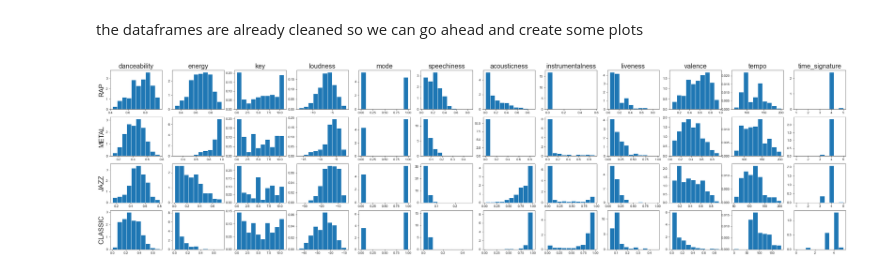
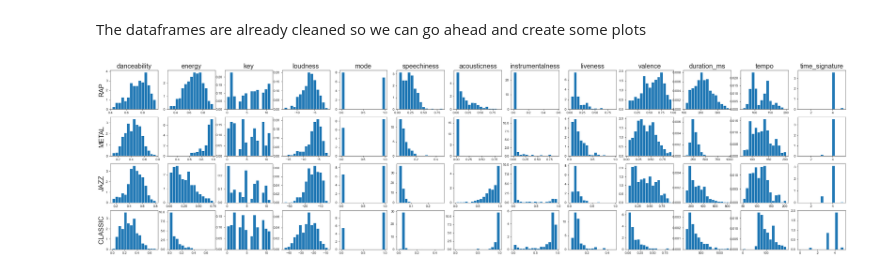
Before and after one commit to Benjamin-Barda/spotyCARLO, a Jupyter notebook: histplots.ipynb, the cells around one changed output. Cells and saved outputs as stored; diff of their text form; code cells hidden in the pictures.

```diff
--- a/histplots.ipynb
+++ b/histplots.ipynb
@@ -12,23 +15,26 @@ rap_df = pd.read_csv("data//csvs//rap_cleaned.csv")
 classic_df = pd.read_csv("data//csvs//classic_cleaned.csv")
 jazz_df = pd.read_csv("data//csvs//jazz_cleaned.csv")
 # %%
-feat = ['danceability', 'energy', 'key', 'loudness', 'mode', 'speechiness', 'acousticness', 'instrumentalness', 'liveness', 'valence', 'tempo', 'time_signature']
+feat = ['danceability', 'energy', 'key', 'loudness', 'mode', 'speechiness', 'acousticness', 'instrumentalness', 'liveness', 'valence', 'duration_ms','tempo', 'time_signature']
+metal_df['duration_ms'] = metal_df['duration_ms']/1000
+rap_df['duration_ms'] = rap_df['duration_ms']/1000
+classic_df['duration_ms'] = classic_df['duration_ms']/1000
+jazz_df['duration_ms'] = jazz_df['duration_ms']/1000
 # %% [markdown]
-the dataframes are already cleaned so we can go ahead and create some plots
+The dataframes are already cleaned so we can go ahead and create some plots
 # %%
 _, ax = plt.subplots(ncols=len(feat), nrows=4, figsize=(40,10))
 
 for i in range(len(feat)) :
     if i == 0 :
         ax[0][i].set_ylabel("RAP", fontsize = 20)
         ax[1][i].set_ylabel("METAL", fontsize = 20)
         ax[2][i].set_ylabel("JAZZ", fontsize = 20)
         ax[3][i].set_ylabel("CLASSIC", fontsize = 20)
     ax[0][i].set_title(feat[i], fontsize=20)
-
-    ax[0][i].hist(rap_df.loc[:, feat[i]], density = True, label = feat[i])
-    ax[1][i].hist(metal_df.loc[:, feat[i]], density = True, label = feat[i])
-    ax[2][i].hist(jazz_df.loc[:, feat[i]], density = True, label = feat[i])
-    ax[3][i].hist(classic_df.loc[:, feat[i]], density = True, label = feat[i])
+    ax[0][i].hist(rap_df.loc[:, feat[i]], density = True, label = feat[i],bins=15)
+    ax[1][i].hist(metal_df.loc[:, feat[i]], density = True, label = feat[i],bins=15)
+    ax[2][i].hist(jazz_df.loc[:, feat[i]], density = True, label = feat[i],bins=15)
+    ax[3][i].hist(classic_df.loc[:, feat[i]], density = True, label = feat[i],bins=15)
 # %% [output]
-[figure, old version]
+[figure, new version]
```
Also changed, not shown: parts of 4 cells of this notebook, 9 other files.
